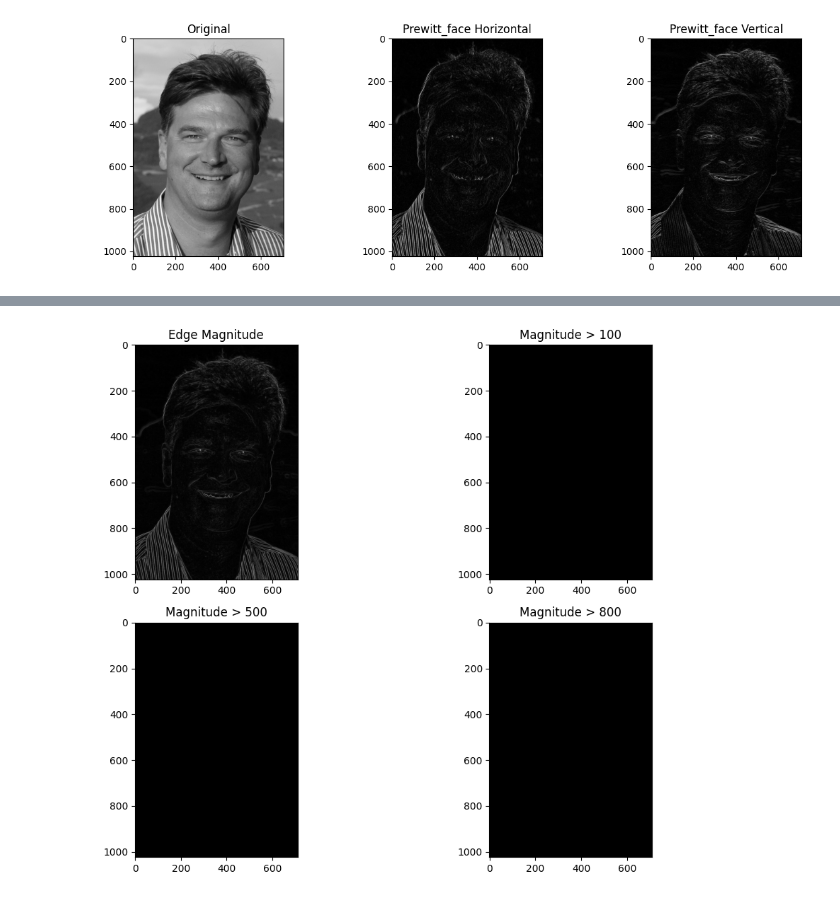
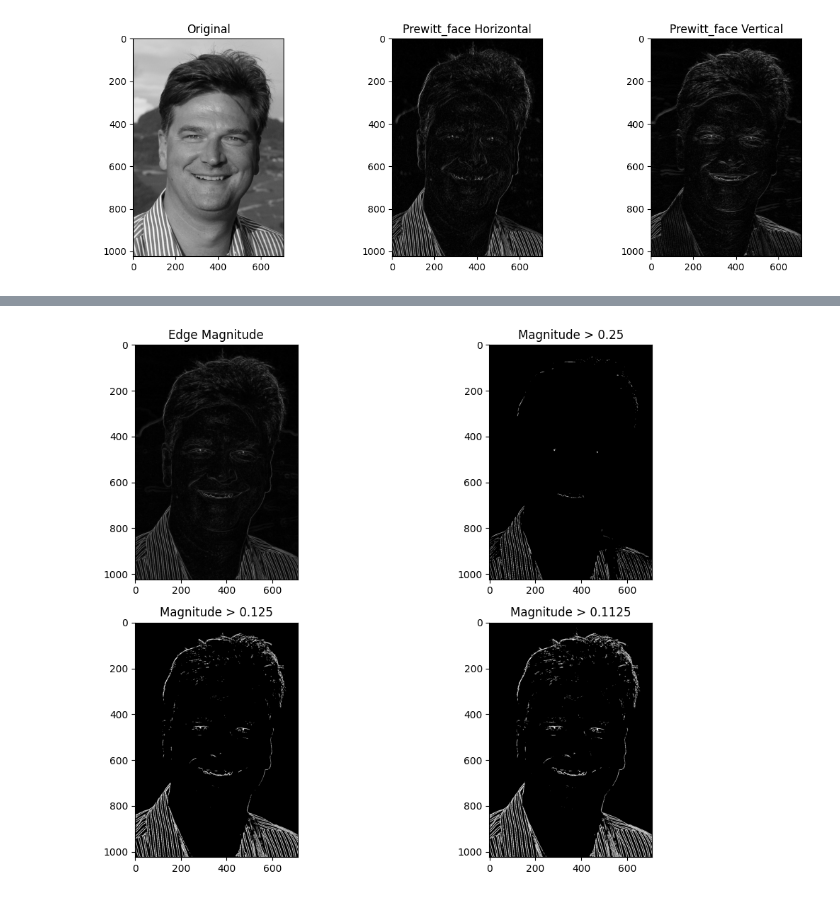
Before and after one commit to HimashaRandil/Image_Processing_and_Computer_Vision, a Jupyter notebook: 1. Basic Image Processing/Edge Detection/Edge Detection.ipynb, the cells around one changed output, grey strips where cells are left out. Saved outputs shown, nothing was run; the diff lists cells and outputs as text; code cells hidden in the pictures.

```diff
--- a/1. Basic Image Processing/Edge Detection/Edge Detection.ipynb
+++ b/1. Basic Image Processing/Edge Detection/Edge Detection.ipynb
@@ -195,5 +195,5 @@ apply_sobel('E:/CodeBase/GitHub/Image_Processing_and_Computer_Vision/1. Basic Im
 # %%
 
-apply_roberts('E:/CodeBase/GitHub/Image_Processing_and_Computer_Vision/1. Basic Image Processing/Edge Detection/berndsface.png', 'Roberts_face', [100, 500, 800])
+apply_roberts('E:/CodeBase/GitHub/Image_Processing_and_Computer_Vision/1. Basic Image Processing/Edge Detection/berndsface.png', 'Roberts_face', [0.25, 0.125, 0.1125])
 # %% [output]
-[figure, old version]
+[figure, new version]
```
Also changed, not shown: parts of 2 cells of this notebook.
